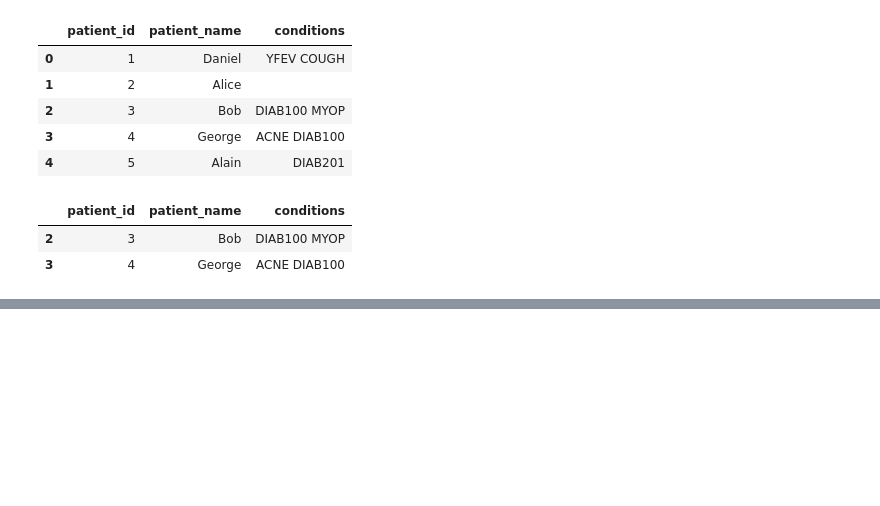
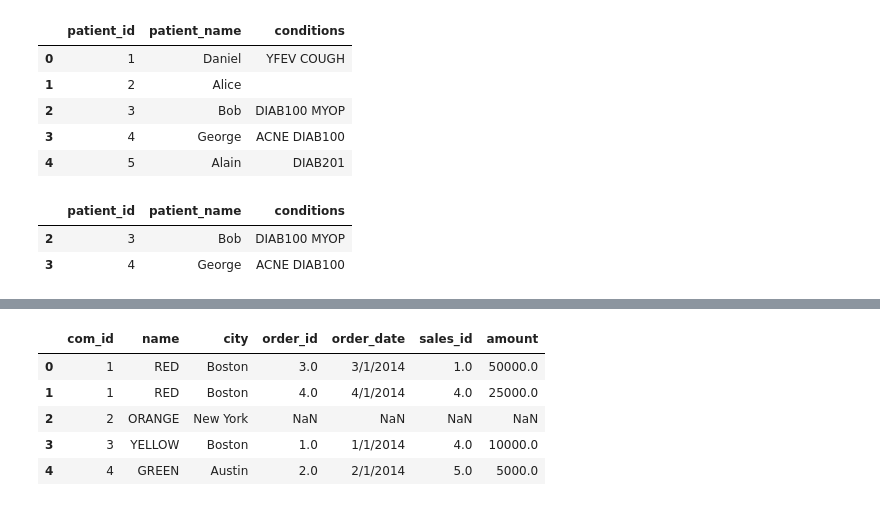
Before and after one commit to samiksha22122/leetcode, a Jupyter notebook: Pandas_leetcode.ipynb, the cells around one changed output, grey strips where cells are left out. Cells and saved outputs as stored; diff of their text form; code cells hidden in the pictures; blank space fills up the shorter version.

```diff
--- a/Pandas_leetcode.ipynb
+++ b/Pandas_leetcode.ipynb
@@ -269,0 +896,9 @@ df[df['conditions'].str.contains(r'DIAB1')]
+# %%
+v
+# %% [output]
+|  | com_id | name | city | order_id | order_date | sales_id | amount |
+| 0 | 1 | RED | Boston | 3.0 | 3/1/2014 | 1.0 | 50000.0 |
+| 1 | 1 | RED | Boston | 4.0 | 4/1/2014 | 4.0 | 25000.0 |
+| 2 | 2 | ORANGE | New York | NaN | NaN | NaN | NaN |
+| 3 | 3 | YELLOW | Boston | 1.0 | 1/1/2014 | 4.0 | 10000.0 |
+| 4 | 4 | GREEN | Austin | 2.0 | 2/1/2014 | 5.0 | 5000.0 |
```
Also changed, not shown: parts of 81 cells of this notebook.
